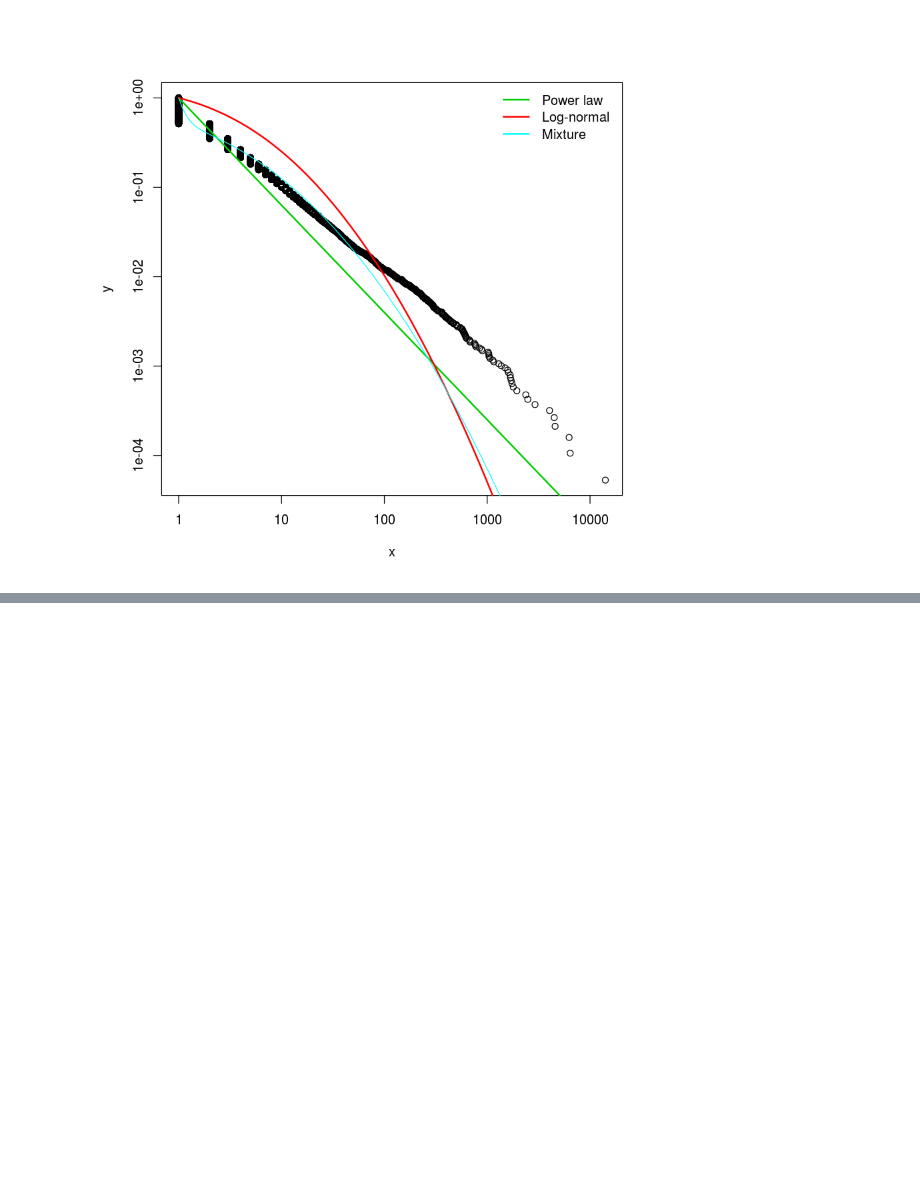
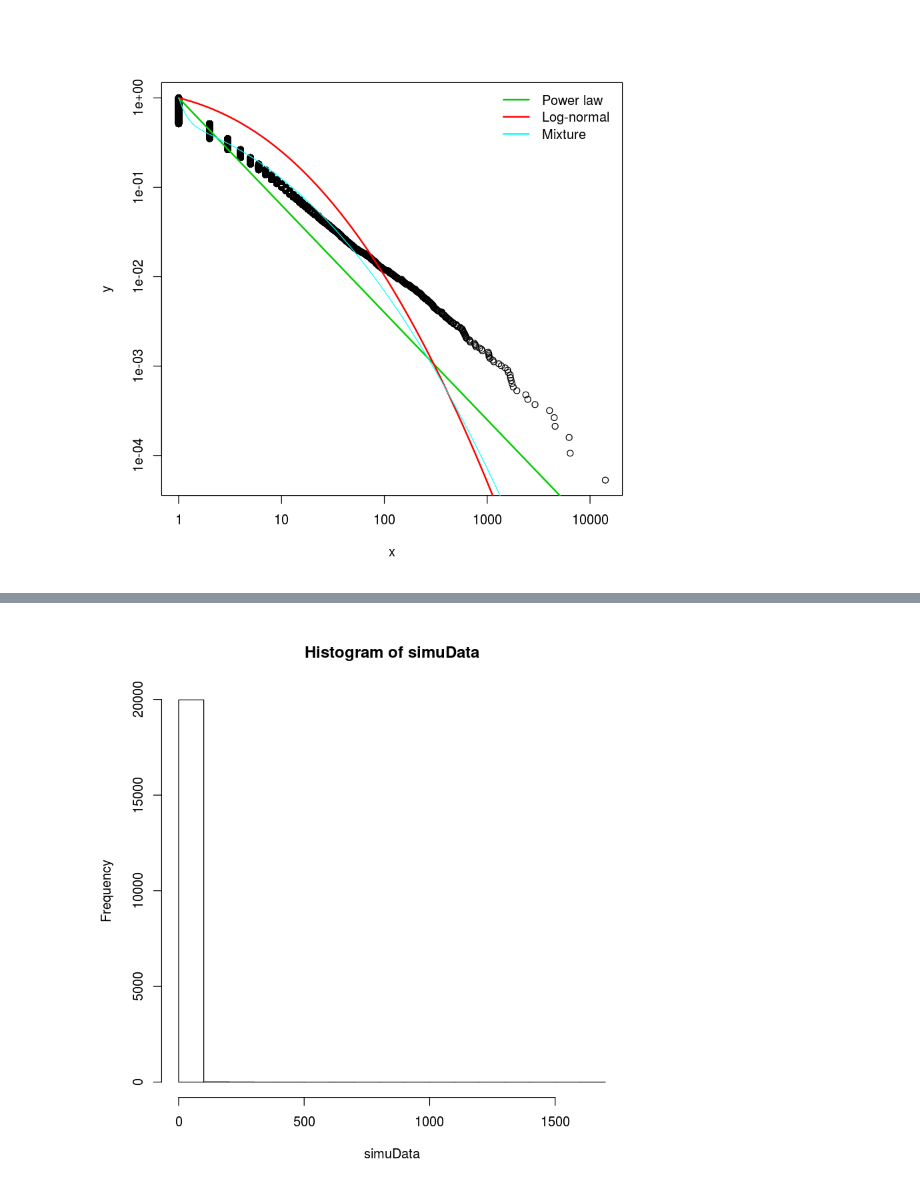
Before and after one commit to maxbiostat/bplaw, a Jupyter notebook: code/notebooks/fit_continuous_mixture.ipynb, the cells around one changed output, grey strips where cells are left out. Cells and saved outputs as stored; diff of their text form; code cells hidden in the pictures; blank space fills up the shorter version.

Commit message:
adding simulated data bit

```diff
--- a/code/notebooks/fit_continuous_mixture.ipynb
+++ b/code/notebooks/fit_continuous_mixture.ipynb
@@ -179,0 +219,4 @@ legend(x = "topright",
+# %%
+hist(simuData)
+# %% [output]
+[figure, added]
```
Also changed, not shown: parts of 15 cells of this notebook.
